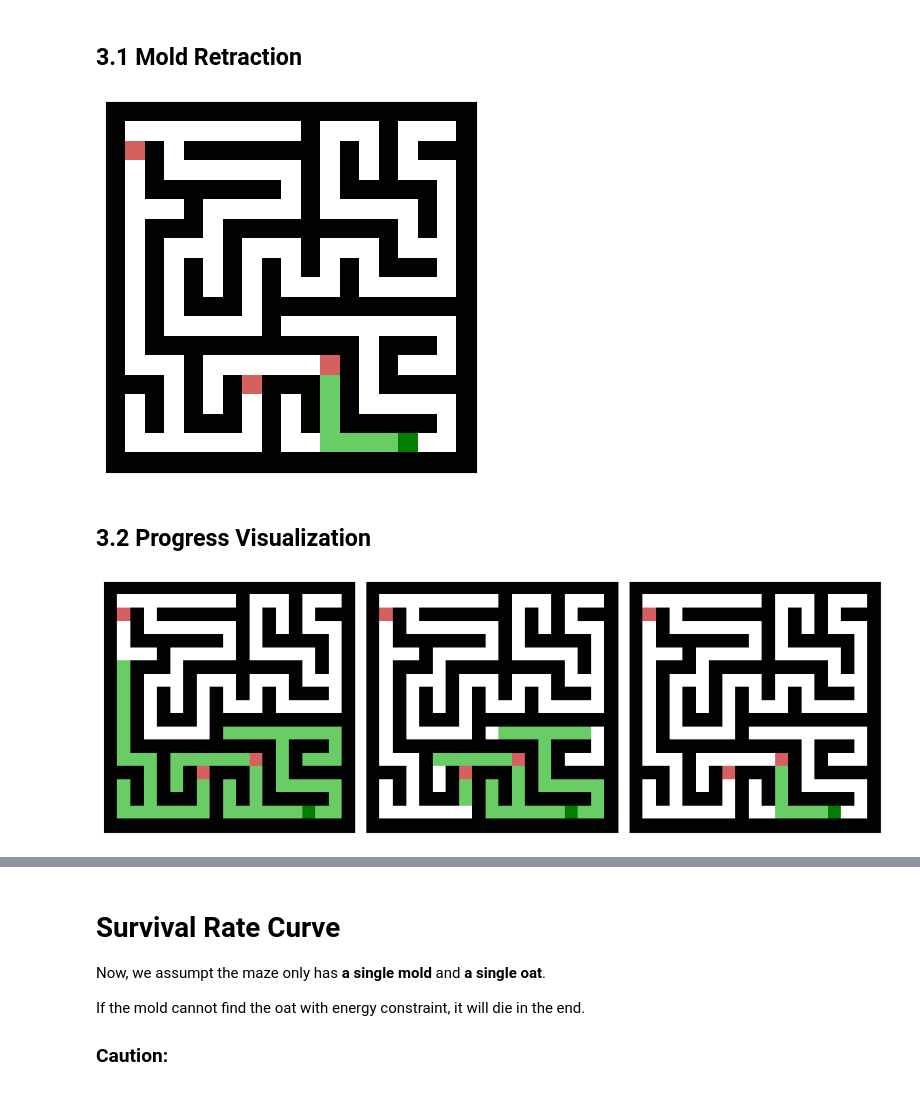
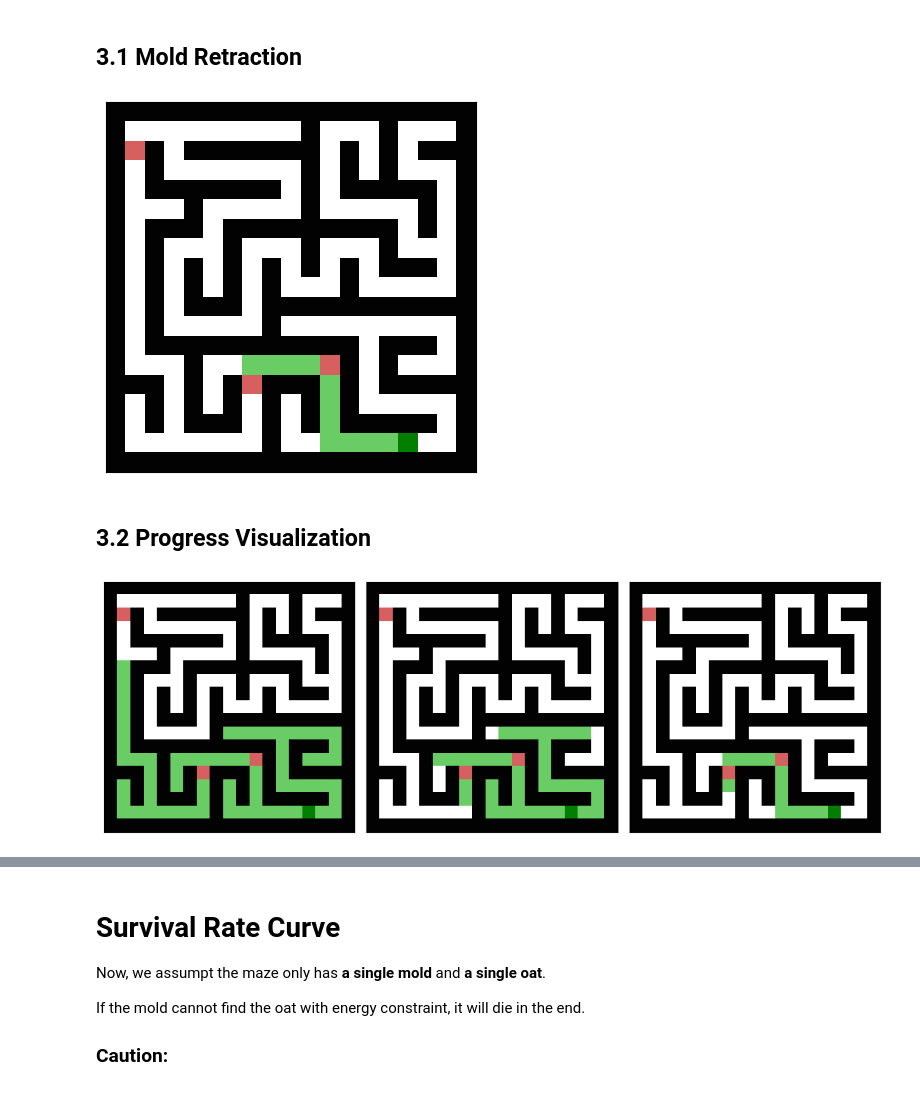
Before and after one commit to MengSunDom/CITS4403, a Jupyter notebook: CITS4403_29.ipynb, the cells around one changed output, grey strips where cells are left out. Drawn from its saved outputs; the diff is of its cells as text; code cells hidden in the pictures.

```diff
--- a/CITS4403_29.ipynb
+++ b/CITS4403_29.ipynb
@@ -238,7 +238,7 @@ class SlimeMoldForaging(Cell2D):
         x, y = self.path.pop()
 
         # retain the path to oat
-        if self.found and (x, y) in self.oat_path[0]:
+        if self.found and (x, y) in self.oat_path[-2]:
           continue
 
         if self.maze[y][x] == 4:
@@ -384,23 +384,23 @@ env.action = "retract"
 env.step()
 env.draw()
 # %% [output]
-[figure, old version]
+[figure, new version]
 # %% [markdown]
 ## 3.2 Progress Visualization
 # %%
 # Mold retraction frames
 demo = SlimeMoldForaging(height=19, width=19, max_energy=20, seed=12)    # seed = 12 has good features in recharge and retraction
 demo.action = "carve_pathway"
 demo.step()
 demo.place_item("mold")                                                  # present mold in green
 for n in range(3):
     demo.place_item("oat")                                               # present oats in red
 demo.action = "forage"
 demo.step()
 demo.action = "retract_in_steps"
-demo.three_frame([0, 30, 30])                                            # display retraction frames at 0, 30 and 60 steps
+demo.three_frame([0, 30, 60])                                            # display retraction frames at 0, 30 and 60 steps
 # %% [output]
-[figure, old version]
+[figure, new version]
 # %%
 # Mold retraction animation
 demo = SlimeMoldForaging(height=19, width=19, max_energy=20, seed=12)   # seed = 12 has good features in recharge and retraction
```
Also changed, not shown: parts of 2 cells of this notebook.
